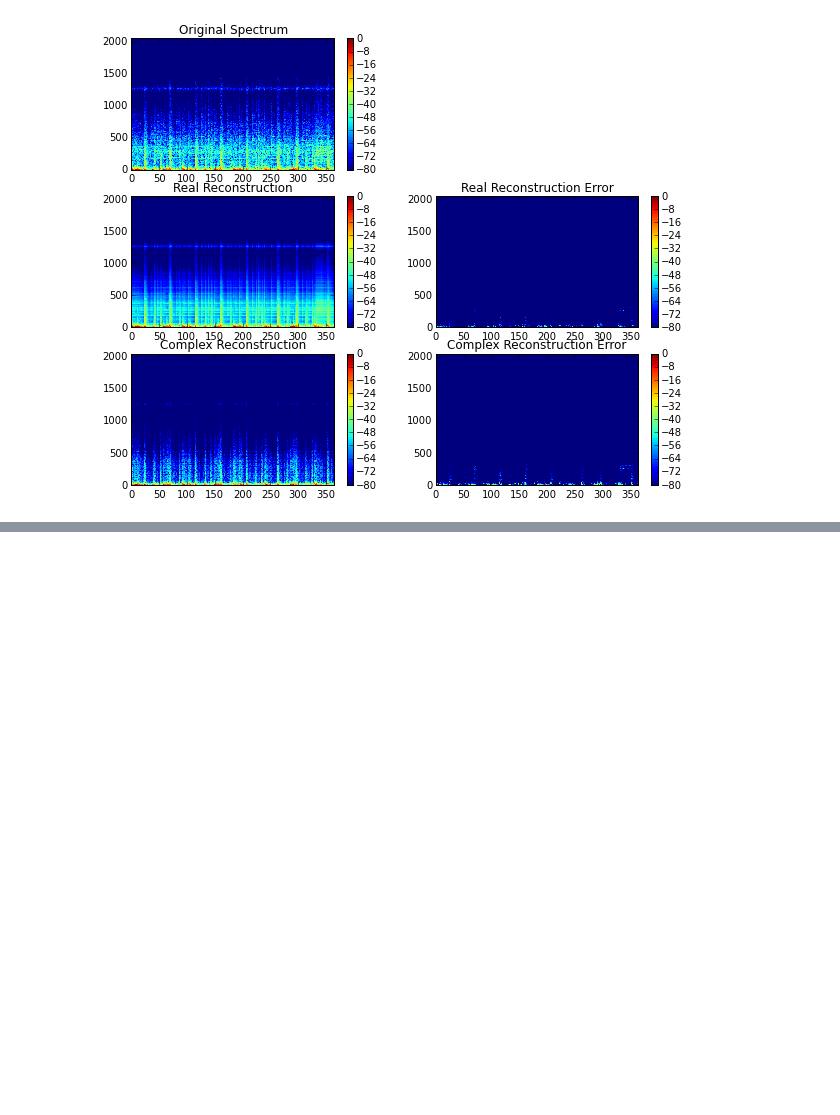
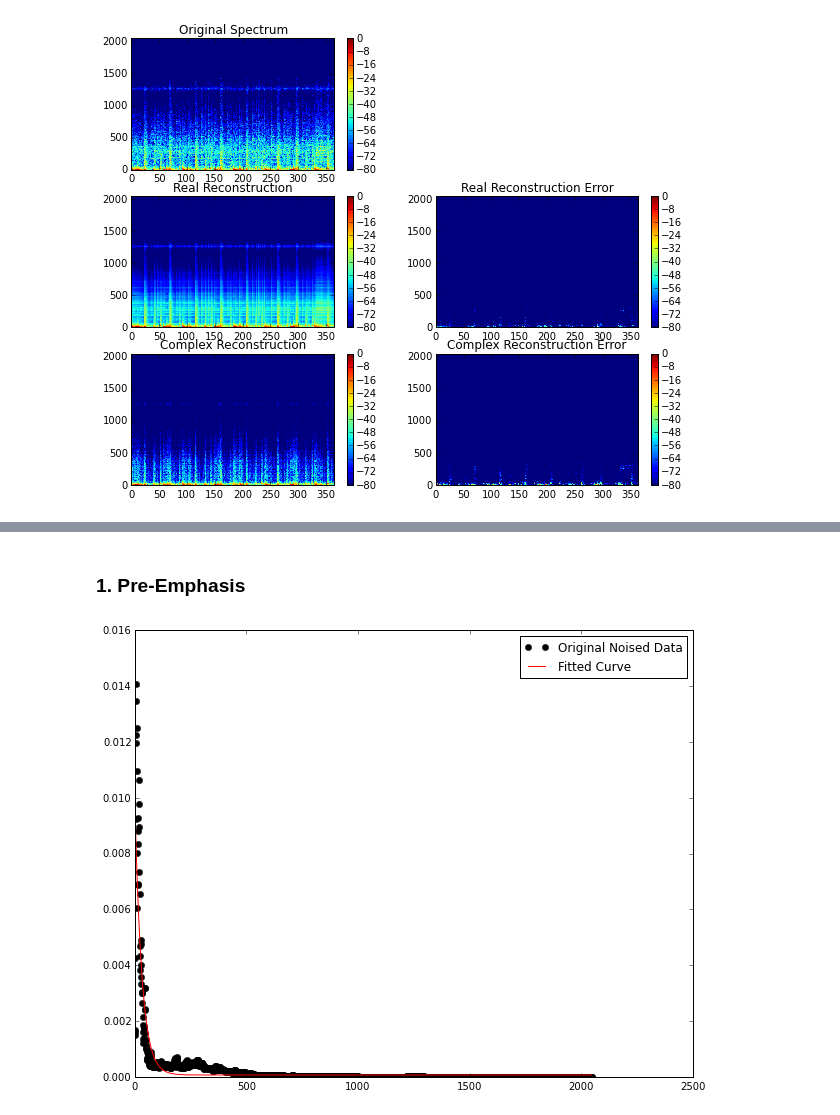
Before and after one commit to bregmanstudio/cseparate, a Jupyter notebook: complexrealseparate.ipynb, the cells around one changed output, grey strips where cells are left out. Cells and saved outputs as stored; diff of their text form; code cells hidden in the pictures; blank space fills up the shorter version.

```diff
--- a/complexrealseparate.ipynb
+++ b/complexrealseparate.ipynb
@@ -127,0 +188,22 @@ title('Complex Reconstruction Error')
+# %% [markdown]
+### 1. Pre-Emphasis
+# %%
+x,sr,fmt = wavread('amen.wav')
+N=4096; W=N/2; H=N/4
+F = LinearFrequencySpectrum(x, nfft=N, wfft=W, nhop=H)
+# %%
+Xy = F.X.mean(1)
+Xx = arange(F.X.shape[0])
+# %%
+from scipy.optimize import curve_fit
+def func(x, a, b, c):
+    return a * np.exp(-b * x) + c
+popt, pcov = curve_fit(func, Xx, Xy)
+# %%
+plt.figure()
+plt.plot(Xx, Xy, 'ko', label="Original Noised Data")
+plt.plot(Xx, func(Xx, *popt), 'r-', label="Fitted Curve")
+plt.legend()
+plt.show()
+# %% [output]
+[figure, added]
```
Also changed, not shown: parts of 9 cells of this notebook, 1 other file.
